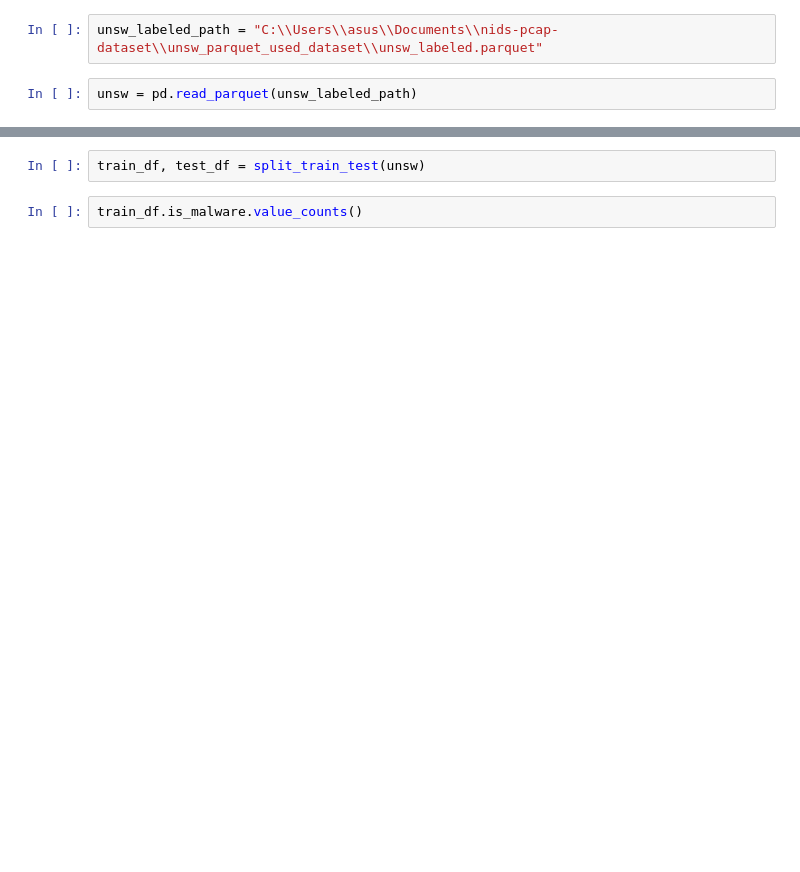
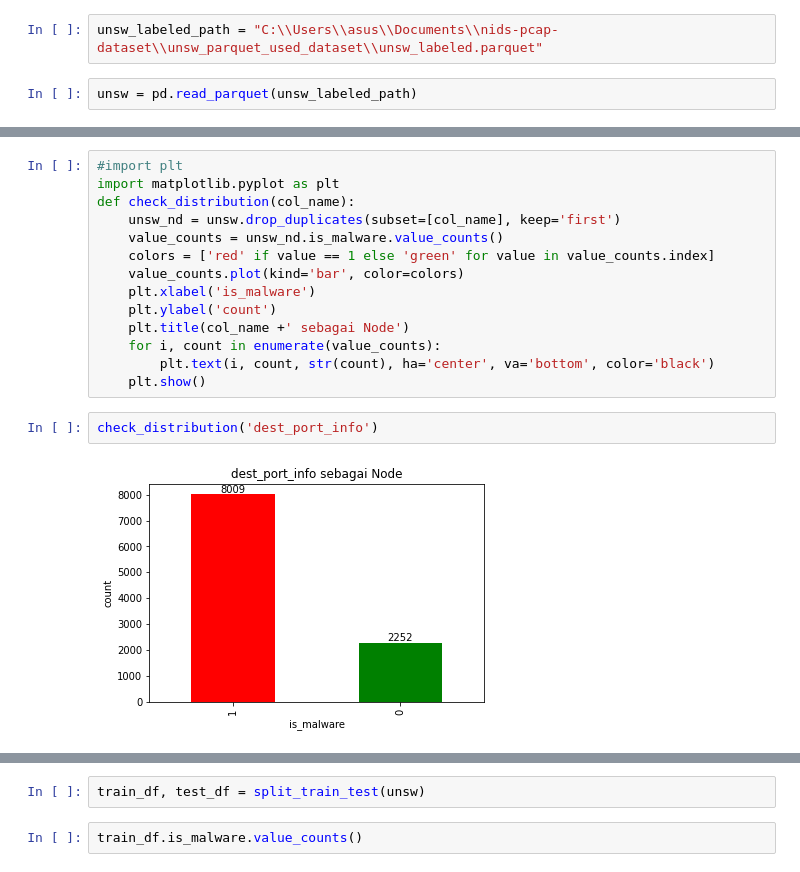
Before and after one commit to neroSpace/network-intrusion-detection, a Jupyter notebook: nids-implementation/nids_pgod_obs.ipynb, the cells around one changed output, grey strips where cells are left out. Cells and saved outputs as stored; diff of their text form; blank space fills up the shorter version.

```diff
--- a/nids-implementation/nids_pgod_obs.ipynb
+++ b/nids-implementation/nids_pgod_obs.ipynb
@@ -45,0 +53,18 @@ unsw = pd.read_parquet(unsw_labeled_path)
+# %%
+#import plt
+import matplotlib.pyplot as plt
+def check_distribution(col_name):
+    unsw_nd = unsw.drop_duplicates(subset=[col_name], keep='first')
+    value_counts = unsw_nd.is_malware.value_counts()
+    colors = ['red' if value == 1 else 'green' for value in value_counts.index]
+    value_counts.plot(kind='bar', color=colors)
+    plt.xlabel('is_malware')
+    plt.ylabel('count')
+    plt.title(col_name +' sebagai Node')
+    for i, count in enumerate(value_counts):
+        plt.text(i, count, str(count), ha='center', va='bottom', color='black')
+    plt.show()
+# %%
+check_distribution('dest_port_info')
+# %% [output]
+[figure, added]
```
Also changed, not shown: parts of 39 cells of this notebook, 20 other files.
